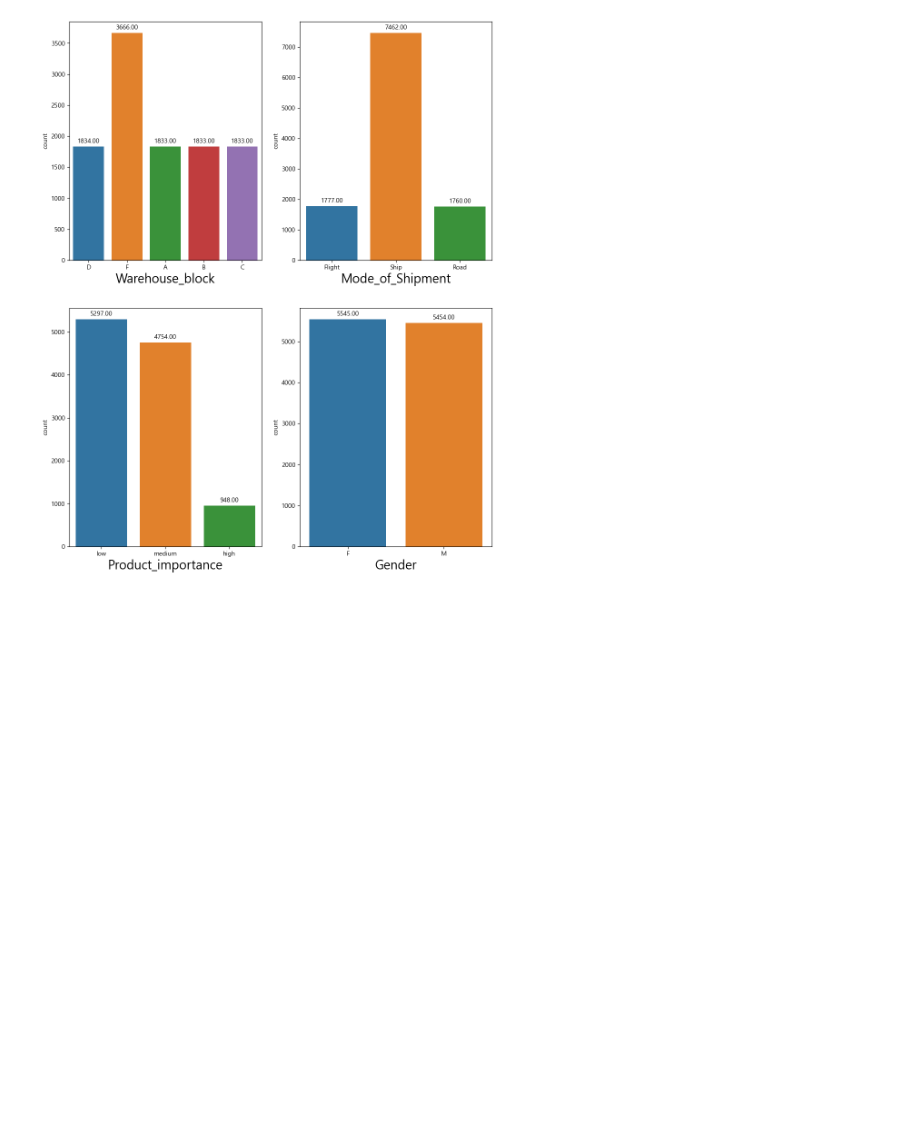
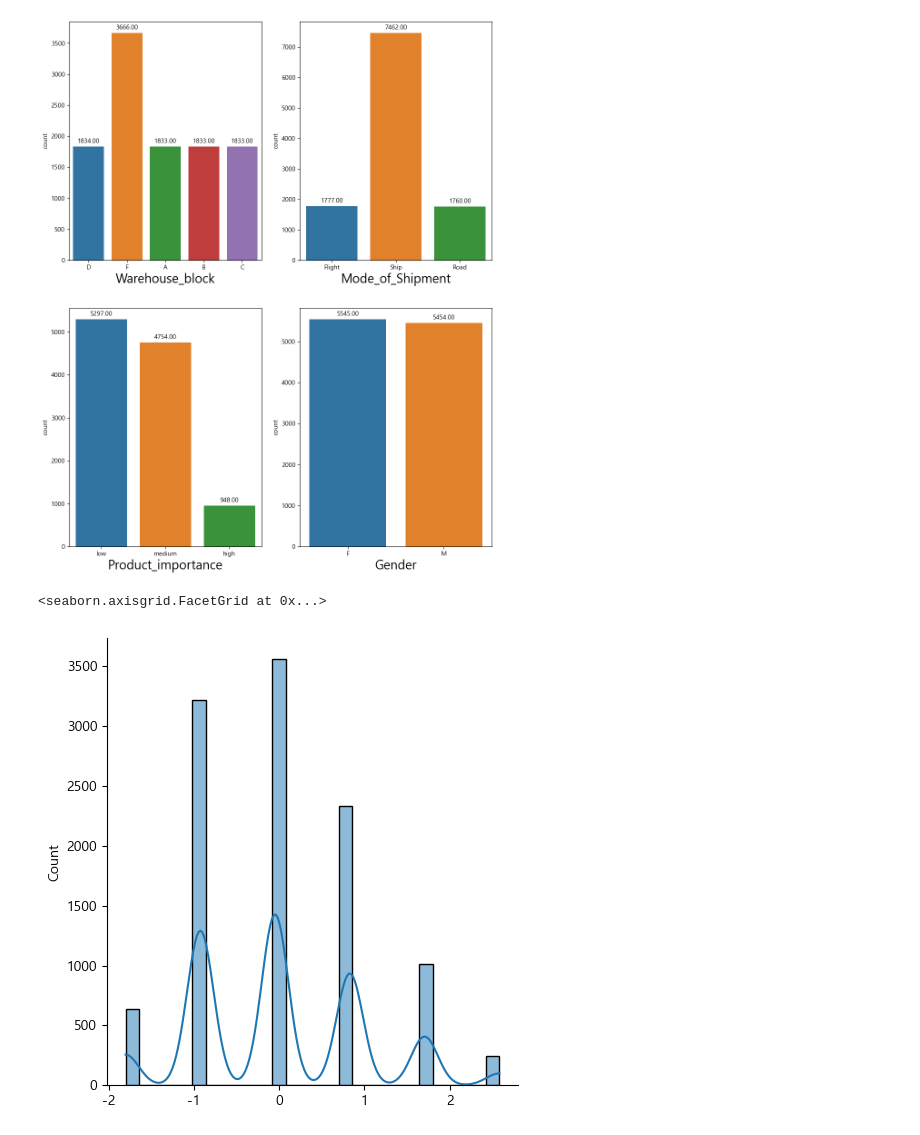
Before and after one commit to daebeobkim/python-bigdata, a Jupyter notebook: EDA/머신러닝/프로젝트 준비.ipynb, the cells around one changed output. Saved outputs shown, nothing was run; the diff lists cells and outputs as text; code cells hidden in the pictures; blank space fills up the shorter version.

```diff
--- a/EDA/머신러닝/프로젝트 준비.ipynb
+++ b/EDA/머신러닝/프로젝트 준비.ipynb
@@ -107,3 +113,13 @@ for value, subplot in zip(category.columns, ax.flatten()):
         xytext=(0, 6), textcoords='offset points')
 # %% [output]
 [figure]
+# %%
+import scipy.stats as stats
+plt.rcParams['axes.unicode_minus'] = False
+score_df = test['Customer_care_calls']
+score_df = score_df.to_numpy() #넘파이 배열로 변환
+score = stats.zscore(score_df)
+sns.displot(data = score,kde=True)
+# %% [output]
+<seaborn.axisgrid.FacetGrid at 0x...>
+[figure, added]
```
Also changed, not shown: parts of 4 cells of this notebook.
